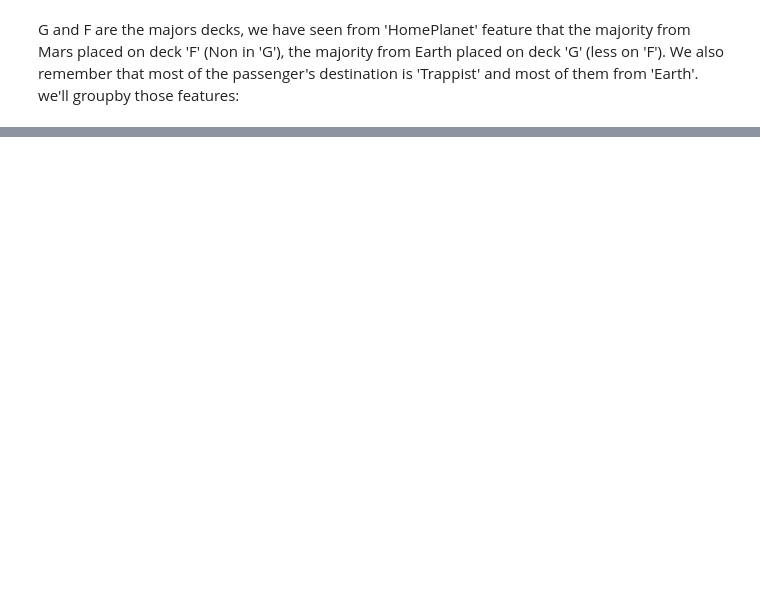
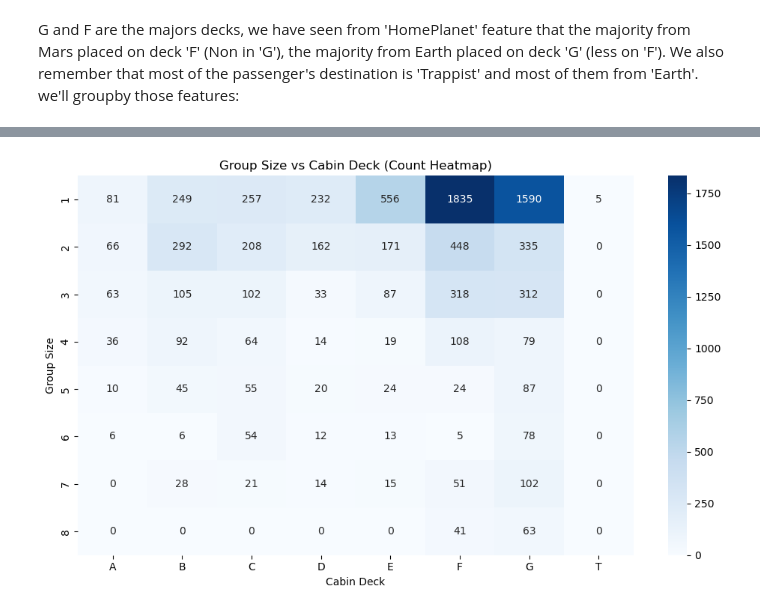
Before and after one commit to YarinArava/SpaceShipTitanic_FinalProject, a Jupyter notebook: Spaceship_Titanic_edited_2.ipynb, the cells around one changed output, grey strips where cells are left out. Saved outputs shown, nothing was run; the diff lists cells and outputs as text; code cells hidden in the pictures; blank space fills up the shorter version.

```diff
--- a/Spaceship_Titanic_edited_2.ipynb
+++ b/Spaceship_Titanic_edited_2.ipynb
@@ -1035,0 +1087,10 @@ Text(0.5, 1.0, 'Cabin deck vs Last name')
+# %%
+# Group size per PassengerGroup
+df['GroupSize'] = df.groupby('PassengerGroup')['PassengerGroup'].transform('count')
+# %%
+ct = pd.crosstab(
+    df['GroupSize'],
+    df['Cabin_deck']
+)
+
+ct
@@ -1035,0 +1108,15 @@ Text(0.5, 1.0, 'Cabin deck vs Last name')
+# %%
+plt.figure(figsize=(10,6))
+sns.heatmap(
+    ct,
+    annot=True,
+    fmt='d',
+    cmap='Blues'
+)
+plt.xlabel('Cabin Deck')
+plt.ylabel('Group Size')
+plt.title('Group Size vs Cabin Deck (Count Heatmap)')
+plt.tight_layout()
+plt.show()
+# %% [output]
+[figure, added]
```
Also changed, not shown: parts of 8 cells of this notebook.
